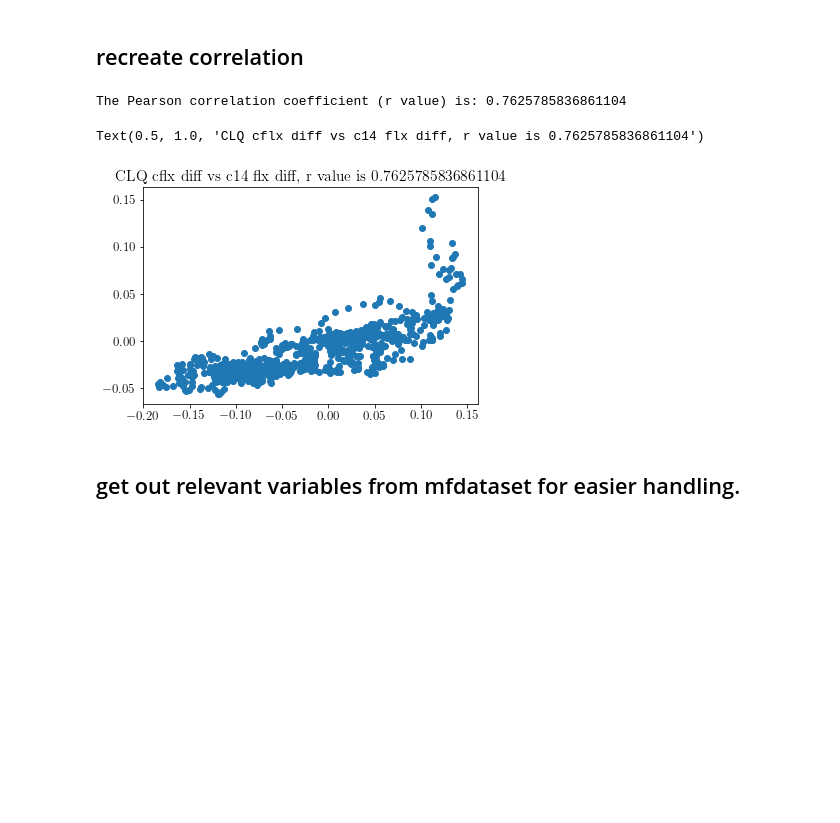
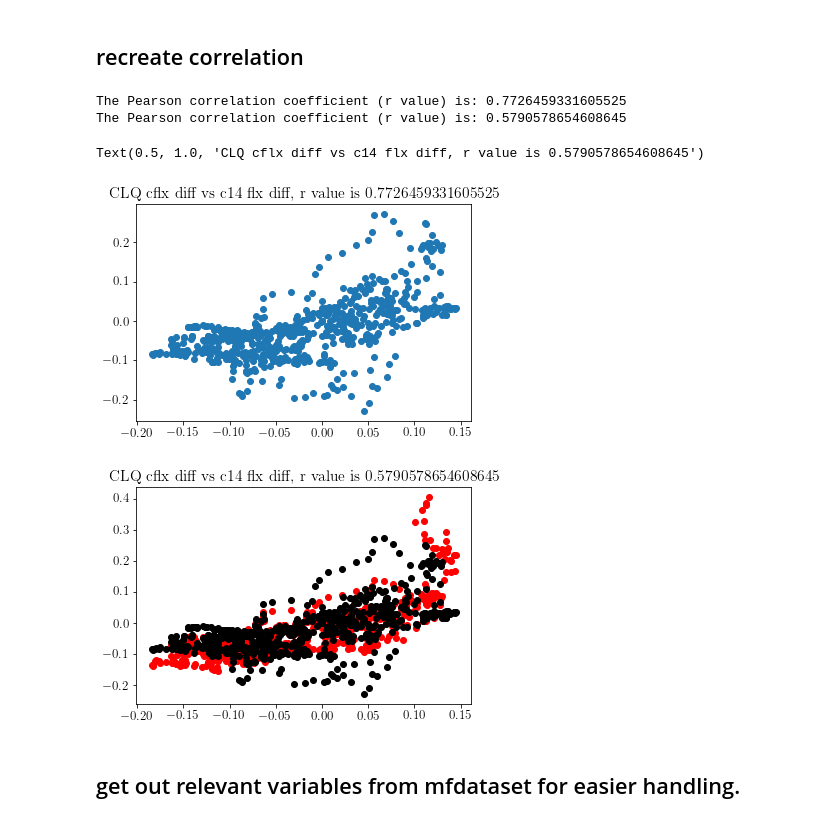
Before and after one commit to tjarnikova/C14, a Jupyter notebook: C14-ts-GEA4-series.ipynb, the cells around one changed output. Saved outputs shown, nothing was run; the diff lists cells and outputs as text; code cells hidden in the pictures; blank space fills up the shorter version.

```diff
--- a/C14-ts-GEA4-series.ipynb
+++ b/C14-ts-GEA4-series.ipynb
@@ -185,6 +185,17 @@ normt = np.tile(norm, repeats)
 normsig = normt/DC14DZ
 normsig[normsig > 10 ] = np.nan
 
+
+# monthly avg for year 2010 - normsig
+normy = 1990
+norm = np.squeeze(CLQ_dc14dz.DC14DZ.sel(TIME_COUNTER=slice(f'{normy}-01-01', f'{normy}-12-31')).values)
+repeats = 780 // 12
+normt = np.tile(norm, repeats)
+normsig2 = normt/DC14DZ
+#normsig2[normsig2 > 10 ] = np.nan
+
+
+
 axs2.plot(CLQ_dc14dz.TIME_COUNTER,normsig, color = 'g', linestyle = ':', label = 'c14_2010/c14ts (monthly signal for 2010)')
 axs.plot(CLQ_dc14dz.TIME_COUNTER,normsig-normsig1, color = 'b', linestyle = ':', label = 'diff between the 2 normalization styles (not big)')
 axs2.set_ylim([0,2])
@@ -298,27 +311,50 @@ axs2.legend(bbox_to_anchor = [1.2,0.9])
 # %% [markdown]
 ## recreate correlation
 # %%
-flxdiff = cflxint_mn_D.values-cflxint_mn_C.values
-c14diff = (qtrflx_mn_D.values-qtrflx_mn_C.values)*-1*normsig
+
+
 
 plt.figure()
 plt.scatter(flxdiff[72:-1],c14diff[72:-1])
 
 
 
 from scipy.stats import pearsonr
 
 # Example data
+flxdiff = cflxint_mn_D.values-cflxint_mn_C.values
+c14diff = (qtrflx_mn_D.values-qtrflx_mn_C.values)*-1*normsig2
+
 x = flxdiff[72:-1]  # Replace with your actual data
 y = c14diff[72:-1]  # Replace with your actual data
 
 # Calculate the Pearson correlation coefficient
 r_value, p_value = pearsonr(x, y)
 
 print(f"The Pearson correlation coefficient (r value) is: {r_value}")
 plt.title(f'CLQ cflx diff vs c14 flx diff, r value is {r_value}')
+
+
+# Example data
+flxdiff = cflxint_mn_D.values-cflxint_mn_C.values
+c14diff = (qtrflx_mn_D.values-qtrflx_mn_C.values)*-1
+
+xa = flxdiff[72:-1]  # Replace with your actual data
+ya = c14diff[72:-1]  # Replace with your actual data
+
+# Calculate the Pearson correlation coefficient
+r_value, p_value = pearsonr(xa, ya)
+
+
+plt.figure()
+plt.scatter(x,y, color = 'r')
+plt.scatter(xa,ya,color = 'k')
+print(f"The Pearson correlation coefficient (r value) is: {r_value}")
+plt.title(f'CLQ cflx diff vs c14 flx diff, r value is {r_value}')
 # %% [output]
-The Pearson correlation coefficient (r value) is: 0.7625785836861104
+The Pearson correlation coefficient (r value) is: 0.7726459331605525
+The Pearson correlation coefficient (r value) is: 0.5790578654608645
-Text(0.5, 1.0, 'CLQ cflx diff vs c14 flx diff, r value is 0.7625785836861104')
+Text(0.5, 1.0, 'CLQ cflx diff vs c14 flx diff, r value is 0.5790578654608645')
-[figure, old version]
+[figure, new version]
+[figure, added]
 # %%
```
Also changed, not shown: parts of 5 cells of this notebook, 2 other files.
